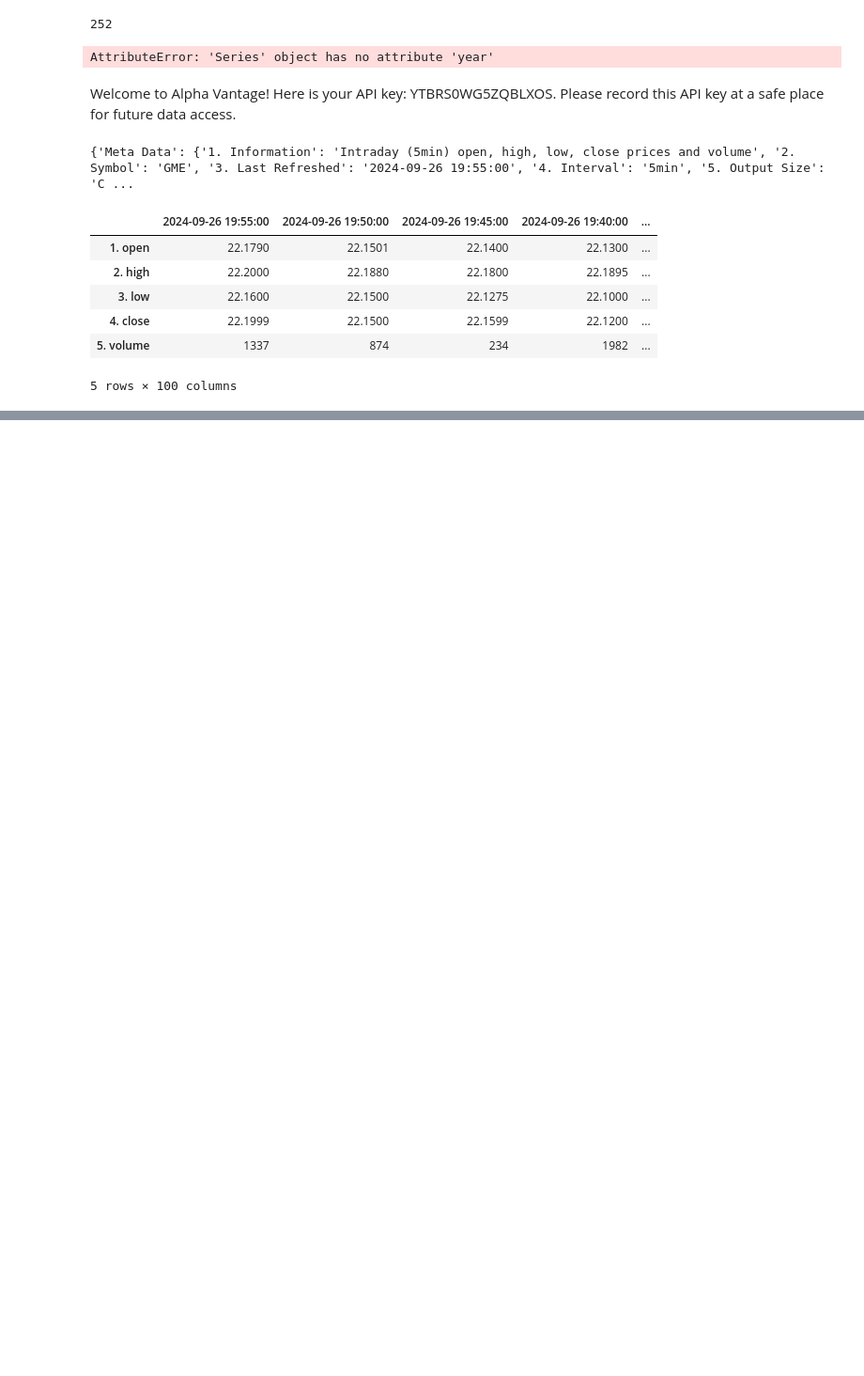
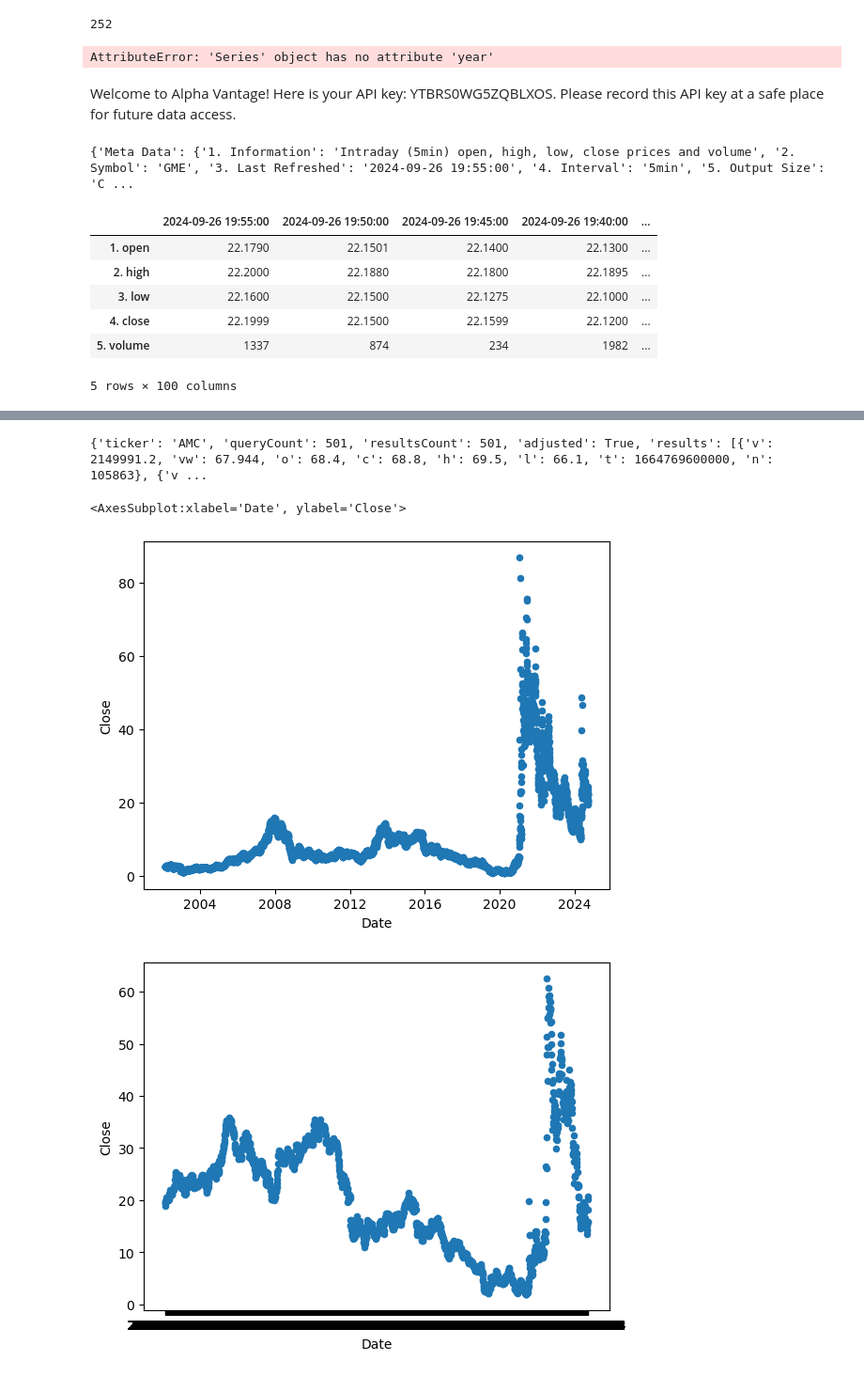
Before and after one commit to Rain0rShine/Artificial-Intelligence, a Jupyter notebook: Semester 1/Stocks/Stocks.ipynb, the cells around one changed output, grey strips where cells are left out. Shown at 94% size. Saved outputs shown, nothing was run; the diff lists cells and outputs as text; code cells hidden in the pictures; blank space fills up the shorter version.

```diff
--- a/Semester 1/Stocks/Stocks.ipynb
+++ b/Semester 1/Stocks/Stocks.ipynb
@@ -189,0 +248,6 @@ gme[].append
+# %%
+gme2 = pd.read_json("recentGME.json")
+gme.drop(["Adj Close"], inplace=True, axis=1)
+# Adding new data to the bottom of the OG GME dataframe
+result = pd.concat([gme, gme2])
+result.reset_index(inplace=True)
@@ -189,0 +265,18 @@ gme[].append
+# %%
+# get AMC
+url = 'https://api.polygon.io/v2/aggs/ticker/AMC/range/1/day/2020-01-01/2024-09-30?adjusted=true&sort=asc&apiKey=EDzuZvt2GykLpYHVmg6TyHhgzY4Ed2Sy'
+r = requests.get(url)
+data = r.json()
+
+print(data)
+# %% [output]
+{'ticker': 'AMC', 'queryCount': 501, 'resultsCount': 501, 'adjusted': True, 'results': [{'v': 2149991.2, 'vw': 67.944, 'o': 68.4, 'c': 68.8, 'h': 69.5, 'l': 66.1, 't': 1664769600000, 'n': 105863}, {'v ...
+# %%
+amc = pd.read_csv("AMC.csv")
+# %%
+result.plot.scatter(x ='Date', y= 'High', s=None, c=None)
+amc.plot.scatter(x ='Date', y= 'High', s=None, c=None)
+# %% [output]
+<AxesSubplot:xlabel='Date', ylabel='Close'>
+[figure, added]
+[figure, added]
```
Also changed, not shown: parts of 6 cells of this notebook, 2 other files.
